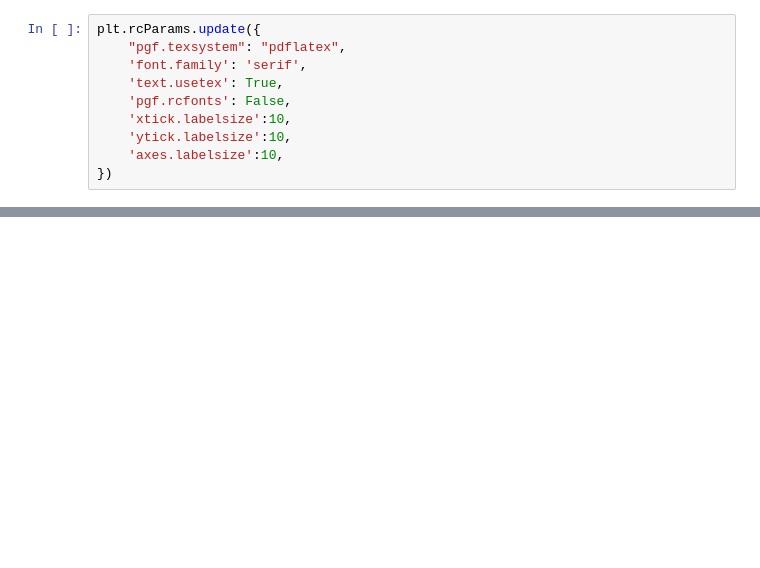
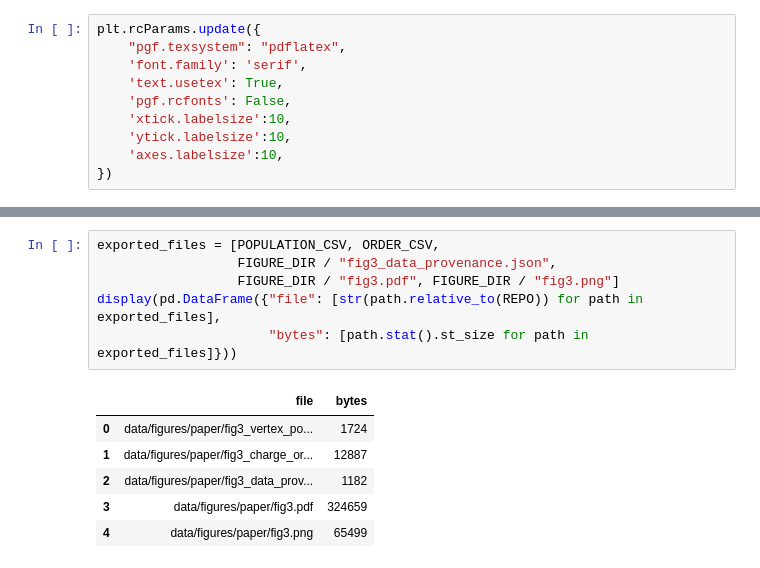
Before and after one commit to leogabac/frequencygs, a Jupyter notebook: src/notebooks/figure3.ipynb, the cells around one changed output, grey strips where cells are left out. Drawn from its saved outputs; the diff is of its cells as text; blank space fills up the shorter version.

```diff
--- a/src/notebooks/figure3.ipynb
+++ b/src/notebooks/figure3.ipynb
@@ -257,0 +157,13 @@ plt.show()
+# %%
+exported_files = [POPULATION_CSV, ORDER_CSV,
+                  FIGURE_DIR / "fig3_data_provenance.json",
+                  FIGURE_DIR / "fig3.pdf", FIGURE_DIR / "fig3.png"]
+display(pd.DataFrame({"file": [str(path.relative_to(REPO)) for path in exported_files],
+                      "bytes": [path.stat().st_size for path in exported_files]}))
+# %% [output]
+|  | file | bytes |
+| 0 | data/figures/paper/fig3_vertex_po... | 1724 |
+| 1 | data/figures/paper/fig3_charge_or... | 12887 |
+| 2 | data/figures/paper/fig3_data_prov... | 1182 |
+| 3 | data/figures/paper/fig3.pdf | 324659 |
+| 4 | data/figures/paper/fig3.png | 65499 |
```
Also changed, not shown: parts of 22 cells of this notebook, 2 other files.
